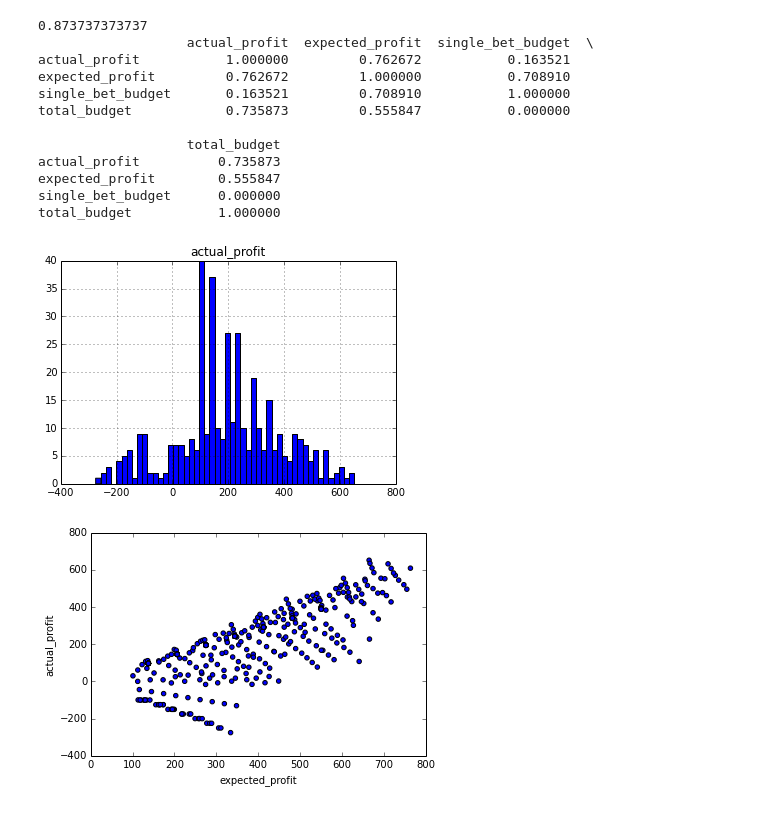
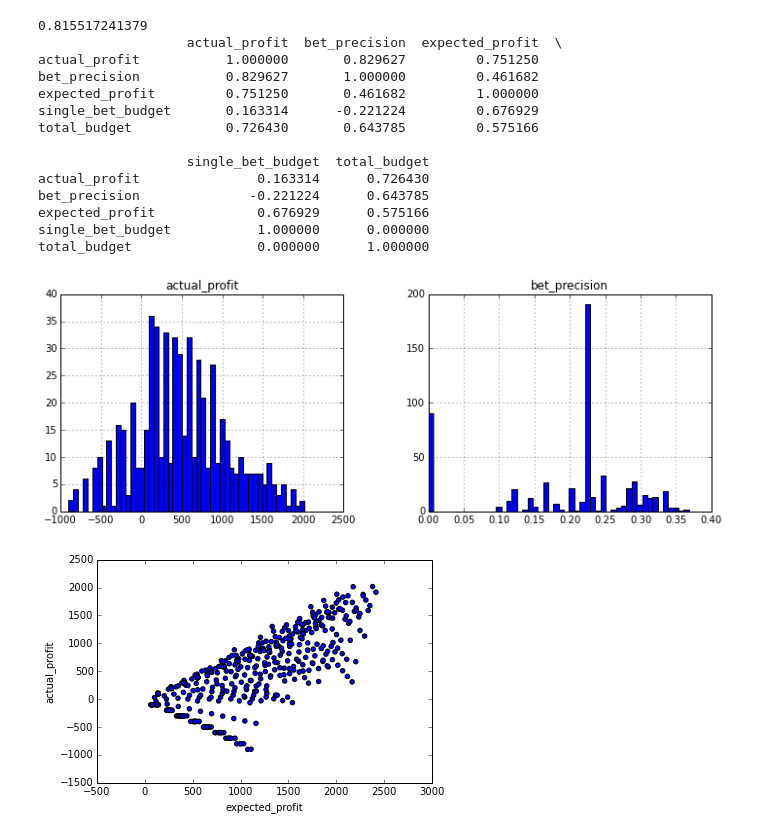
Before and after one commit to xy008areshsu/SoccerBetting, a Jupyter notebook: src/betting_strategy/python/betting_strategy.ipynb, the cells around one changed output. Cells and saved outputs as stored; diff of their text form; code cells hidden in the pictures.

```diff
--- a/src/betting_strategy/python/betting_strategy.ipynb
+++ b/src/betting_strategy/python/betting_strategy.ipynb
@@ -184,14 +284,0 @@ array([[<matplotlib.axes.AxesSubplot object at 0x...>]], dtype=object)
-# %%
-result_dict = {'total_budget' : [], 'single_bet_budget' : [], 'expected_profit' : [], 'actual_profit' : []}
-data = pd.read_csv('../../../data/third_party_preds/betegy-121115.csv')
-for total_budget in np.arange(100, 1000, 25):
-    for single_bet_budget in np.arange(50, 350, 25):
-        expected_profit, actual_bets, kellies, bookmaker_row_vector, prob_row_vector = solve(total_budget, single_bet_budget, data, list_of_bookmakers)
-        actual_profit = get_actual_profit(actual_bets, data, bookmaker_row_vector)
-        result_dict['total_budget'].append(total_budget)
-        result_dict['single_bet_budget'].append(single_bet_budget)
-        result_dict['expected_profit'].append(expected_profit)
-        result_dict['actual_profit'].append(actual_profit)
-
-betting_tracker = pd.DataFrame(result_dict)
-betting_tracker.head()
@@ -228,14 +312,0 @@ total_budget           1.000000
-# %%
-result_dict = {'total_budget' : [], 'single_bet_budget' : [], 'expected_profit' : [], 'actual_profit' : []}
-data = pd.read_csv('../../../data/third_party_preds/betegy-120415.csv')
-for total_budget in np.arange(100, 1000, 25):
-    for single_bet_budget in np.arange(50, 350, 25):
-        expected_profit, actual_bets, kellies, bookmaker_row_vector, prob_row_vector = solve(total_budget, single_bet_budget, data, list_of_bookmakers)
-        actual_profit = get_actual_profit(actual_bets, data, bookmaker_row_vector)
-        result_dict['total_budget'].append(total_budget)
-        result_dict['single_bet_budget'].append(single_bet_budget)
-        result_dict['expected_profit'].append(expected_profit)
-        result_dict['actual_profit'].append(actual_profit)
-
-betting_tracker = pd.DataFrame(result_dict)
-betting_tracker.head()
@@ -295,14 +338,15 @@ total_budget           1.000000
 # %%
-result_dict = {'total_budget' : [], 'single_bet_budget' : [], 'expected_profit' : [], 'actual_profit' : []}
+result_dict = {'total_budget' : [], 'single_bet_budget' : [], 'expected_profit' : [], 'actual_profit' : [], 'bet_precision' : []}
 data = pd.read_csv('../../../data/third_party_preds/baidu-121115.csv')
-for total_budget in np.arange(100, 1000, 25):
-    for single_bet_budget in np.arange(50, 350, 25):
+for total_budget in np.arange(100, 3000, 100):
+    for single_bet_budget in np.arange(50, 3000, 50):
         expected_profit, actual_bets, kellies, bookmaker_row_vector, prob_row_vector = solve(total_budget, single_bet_budget, data, list_of_bookmakers)
-        actual_profit = get_actual_profit(actual_bets, data, bookmaker_row_vector)
+        actual_profit, bet_precision = get_actual_profit(actual_bets, data, bookmaker_row_vector)
         result_dict['total_budget'].append(total_budget)
         result_dict['single_bet_budget'].append(single_bet_budget)
         result_dict['expected_profit'].append(expected_profit)
         result_dict['actual_profit'].append(actual_profit)
+        result_dict['bet_precision'].append(np.mean(np.array(list(bet_precision.values()))))
 
 betting_tracker = pd.DataFrame(result_dict)
 betting_tracker.head()
@@ -316,22 +369,24 @@ betting_tracker.head()
 # %%
 betting_tracker_copy = betting_tracker.copy()
-betting_tracker_copy = betting_tracker_copy[betting_tracker_copy['single_bet_budget'] <= 300]
-betting_tracker_copy.hist(column='actual_profit', bins = 50)
+betting_tracker_copy = betting_tracker_copy[betting_tracker_copy['single_bet_budget'] <= 1000]
+betting_tracker_copy.hist(column=['actual_profit', 'bet_precision'], bins = 50, figsize = (12, 4))
 print(np.mean(betting_tracker_copy['actual_profit'] > 0))
 betting_tracker_copy.plot(x='expected_profit', y='actual_profit', kind='scatter')
 plot_corr(betting_tracker_copy)
 # %% [output]
-0.873737373737
-                   actual_profit  expected_profit  single_bet_budget  \
-actual_profit           1.000000         0.762672           0.163521
-expected_profit         0.762672         1.000000           0.708910
-single_bet_budget       0.163521         0.708910           1.000000
-total_budget            0.735873         0.555847           0.000000
+0.815517241379
+                   actual_profit  bet_precision  expected_profit  \
+actual_profit           1.000000       0.829627         0.751250
+bet_precision           0.829627       1.000000         0.461682
+expected_profit         0.751250       0.461682         1.000000
+single_bet_budget       0.163314      -0.221224         0.676929
+total_budget            0.726430       0.643785         0.575166
 
-                   total_budget
-actual_profit          0.735873
-expected_profit        0.555847
-single_bet_budget      0.000000
-total_budget           1.000000
+                   single_bet_budget  total_budget
+actual_profit               0.163314      0.726430
+bet_precision              -0.221224      0.643785
+expected_profit             0.676929      0.575166
+single_bet_budget           1.000000      0.000000
+total_budget                0.000000      1.000000
-[figure, old version]
+[figure, new version]
-[figure, old version]
+[figure, new version]
```
Also changed, not shown: parts of 28 cells of this notebook, 9 other files.
